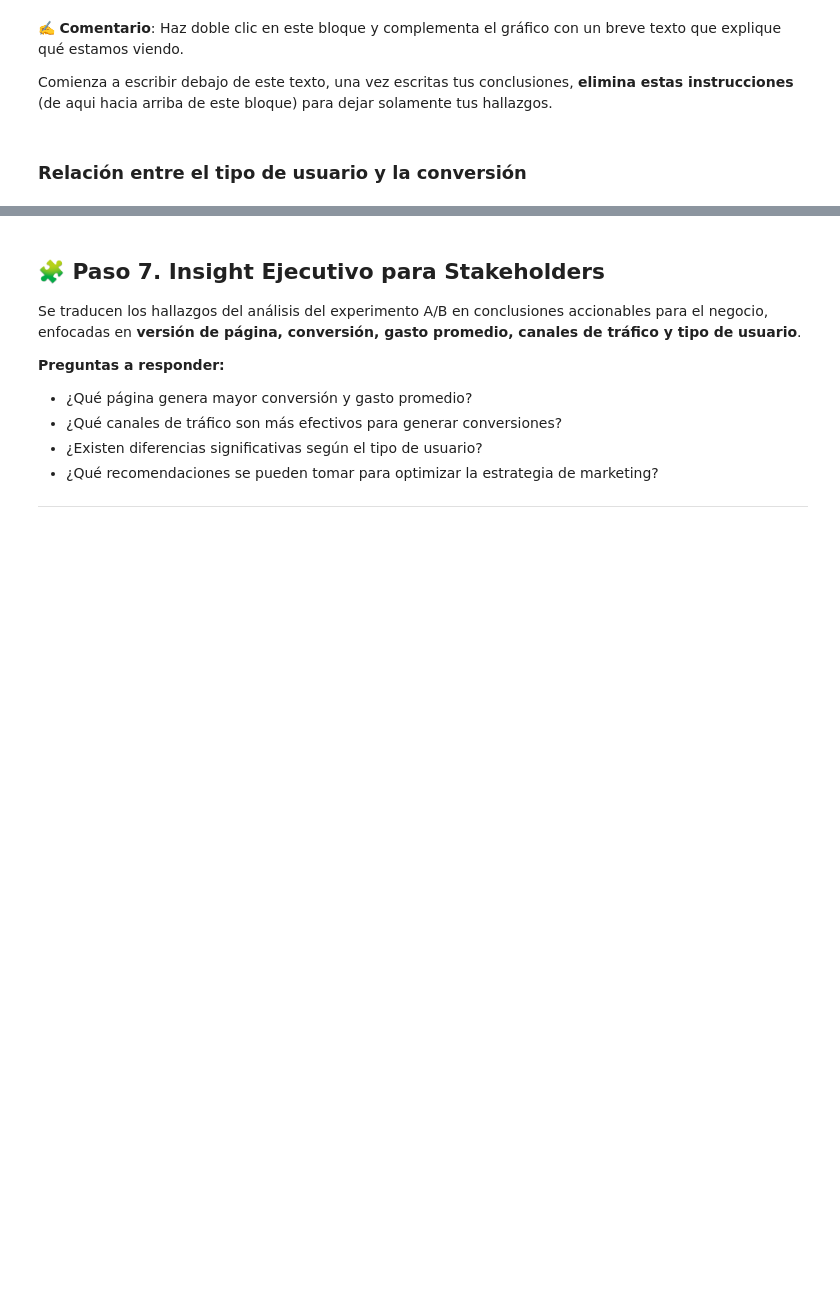
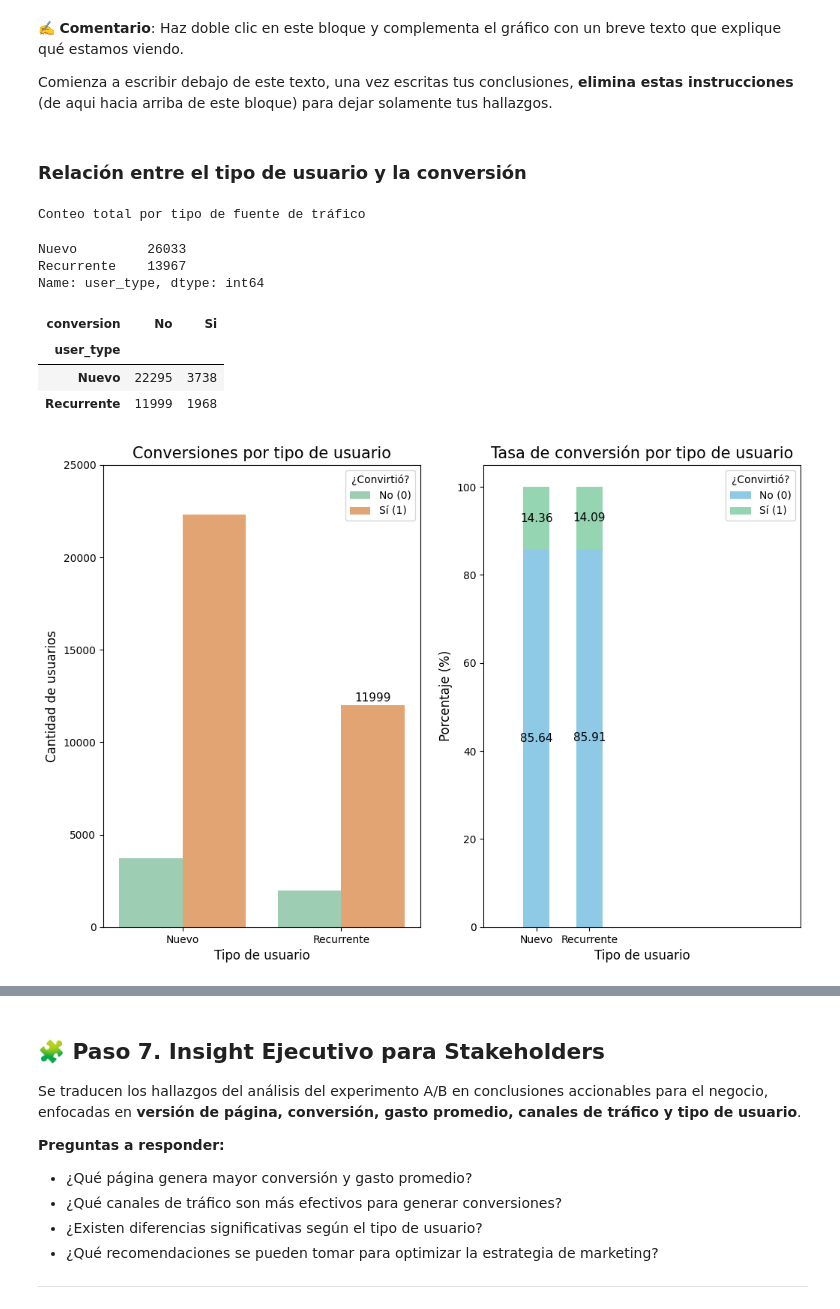
Before and after one commit to JacoboGO/Proyecto_Landing_Experiment, a Jupyter notebook: Landing_Experiment.ipynb, the cells around one changed output, grey strips where cells are left out. Saved outputs shown, nothing was run; the diff lists cells and outputs as text; code cells hidden in the pictures; blank space fills up the shorter version.

```diff
--- a/Landing_Experiment.ipynb
+++ b/Landing_Experiment.ipynb
@@ -819,4 +820,80 @@ Estos resultados sugieren que, aunque Organic aporta el mayor volumen de usuario
 Comienza a escribir debajo de este texto, una vez escritas tus conclusiones, **elimina estas instrucciones** (de aqui hacia arriba de este bloque) para dejar solamente tus hallazgos.
 # %% [markdown]
 ### Relación entre el tipo de usuario y la conversión
+# %%
+#Creación de los gráficos
+
+tabla = pd.crosstab(df_landing_rename['user_type'], df_landing_rename['conversion'])
+
+tabla_normalizada = (pd.crosstab(df_landing_rename['user_type'], df_landing_rename['conversion'], normalize='index')*100).round(2)
+tabla_normalizada = tabla_normalizada.sort_values(by='Si',ascending=False)
+
+
+#Conteo total por tipo de fuente de tráfico
+tabla_conteo = df_landing_rename['user_type'].value_counts()
+print("\nConteo total por tipo de fuente de tráfico")
+display(tabla_conteo)
+display(tabla.sort_values(by='Si',ascending=False))
+
+#Unión de las dos gráficas con subplots
+
+fig, axes = plt.subplots(1, 2, figsize=(181,6))
+
+#Barras agrupadas
+#----------------------------------------------------------------------------
+ax1 = sns.countplot(data = df_landing, x=df_landing_rename['user_type'], order=tabla_conteo.index, hue = df_landing_rename['conversion'], palette = ["#95D5B2", "#F4A261"], ax=axes[0])
+
+#Agregar valores
+for bar in ax1.patches:                             #Recorrer todas las barras del gráfico
+    height = bar.get_height()
+
+#Obtener la altura de la barra (conteo de usuarios)
+
+if height > 0:                                       #Asegurar que no se impriman valores pequeños que no correspondan
+    ax1.text(x=bar.get_x()+bar.get_width()/2,        #Establecer coordenada X del texto (centro de la barra)
+             y=height+100,                           #Establecer coordenada Y del texto (parte superior de la barra con espacio)
+             s=f"{height:.0F}",                      #Valor numérico a mostrar en entero
+             ha='center',                            #Alinear centro del texto en coordenada
+             va='bottom',                            #Alinear parte inferior del texto coordenada
+             fontsize=11)                            #Tamaño de la fuente
+
+axes[0].set_title('Conversiones por tipo de usuario', fontsize = 15)
+axes[0].set_xlabel('Tipo de usuario', fontsize = 12)
+axes[0].set_ylabel('Cantidad de usuarios', fontsize = 12)
+axes[0].set_ylim(0,25000)
+axes[0].legend(title = '¿Convirtió?', labels=['No (0)', 'Sí (1)'])
+#plt.show()
+
+#Barras apiladas
+#----------------------------------------------------------------------------
+ax2 = tabla_normalizada.plot(kind='bar', stacked=True, figsize=(12,8), color = ["#8ecae6", "#95d5b2"], ax=axes[1])
+
+#Agregar valores
+for bar in ax2.patches:                             #Recorrer todas las barras del gráfico
+    height = bar.get_height()                           #Obtener la altura de la barra (conteo de usuarios)
+    ax2.text(x=bar.get_x()+bar.get_width()/2,       #Establecer coordenada X del texto centrado
+             y=bar.get_y()+height/2,                 #Establecer coordenada Y del texto centrado
+             s=f"{height:.2F}",                      #Valor numérico a mostrar con dos decimales
+             ha='center',                            #Alinear centro del texto en coordenada
+             va='center',                            #Alinear parte centro del texto coordenada
+             fontsize=11)                            #Tamaño de la fuente
+
+axes[1].set_title('Tasa de conversión por tipo de usuario', fontsize=15)
+axes[1].set_ylabel('Porcentaje (%)', fontsize=12)
+axes[1].set_xlabel('Tipo de usuario', fontsize=12)
+axes[1].set_xlim(-1,5)
+axes[1].legend(title='¿Convirtió?', labels=['No (0)', 'Sí (1)'], loc= 'upper right')
+axes[1].tick_params(axis='x', rotation= 0)
+plt.tight_layout
+plt.show()
+# %% [output]
+Conteo total por tipo de fuente de tráfico
+Nuevo         26033
+Recurrente    13967
+Name: user_type, dtype: int64
+| conversion | No | Si |
+| user_type |  |  |
+| Nuevo | 22295 | 3738 |
+| Recurrente | 11999 | 1968 |
+[figure, added]
 # %% [markdown]
```
Also changed, not shown: parts of 4 cells of this notebook.
